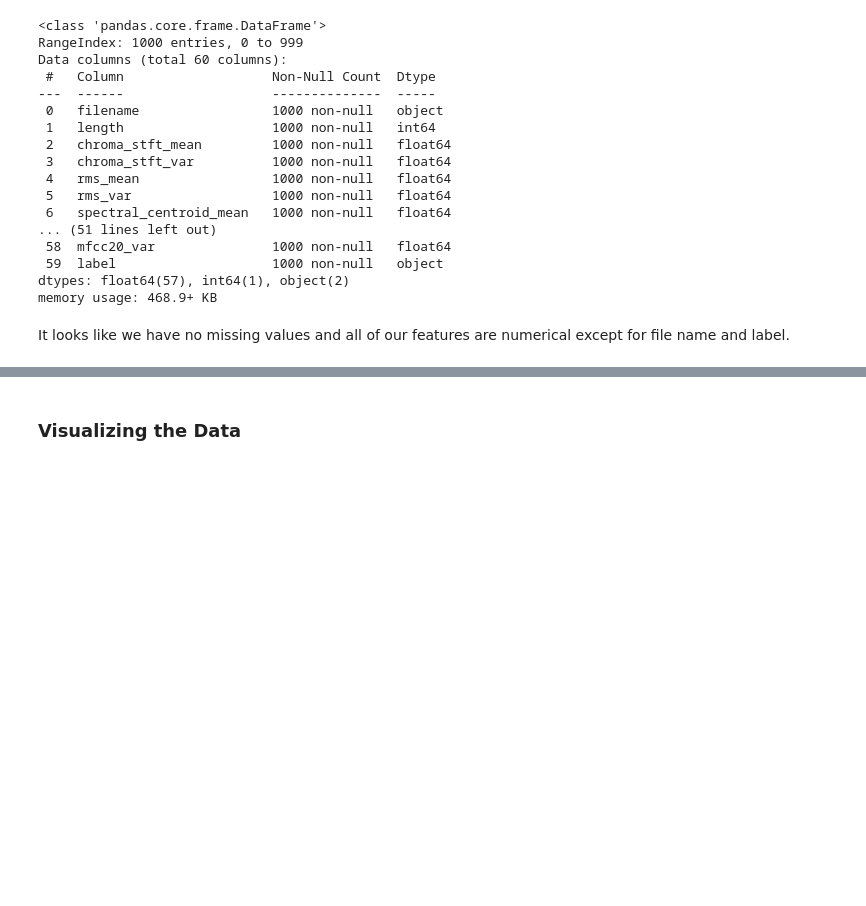
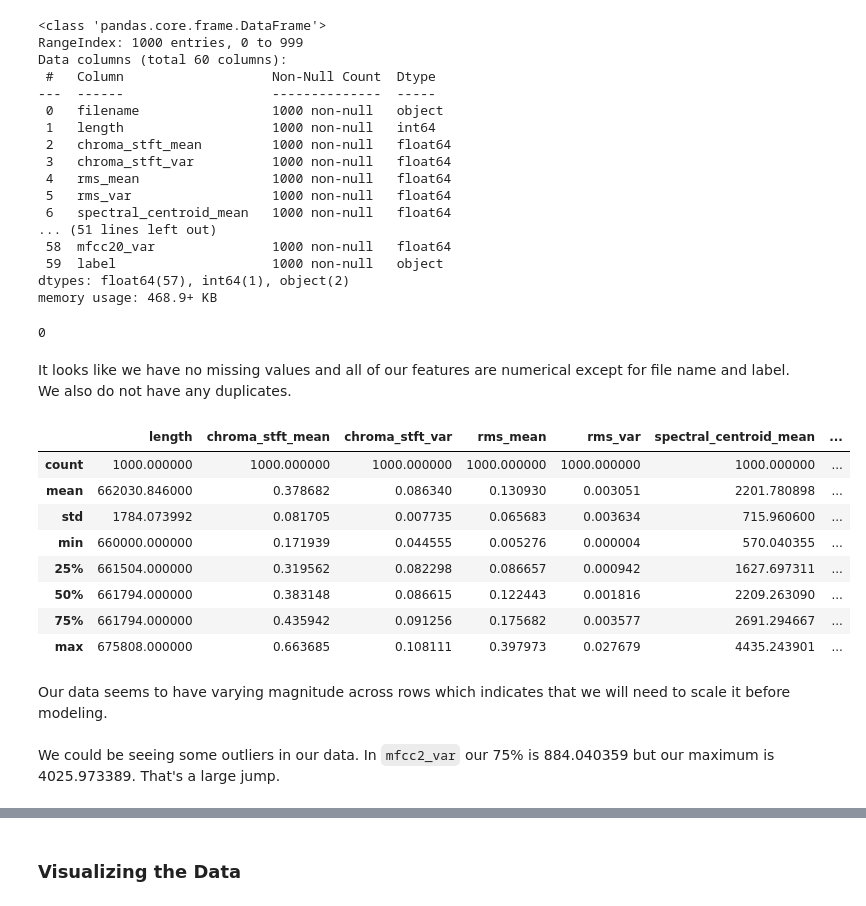
Before and after one commit to aokdata/Music_Genre_Classification, a Jupyter notebook: Music_Genre_Classification.ipynb, the cells around one changed output, grey strips where cells are left out. Drawn from its saved outputs; the diff is of its cells as text; code cells hidden in the pictures; blank space fills up the shorter version.

Commit message:
Models 1 to 6

```diff
--- a/Music_Genre_Classification.ipynb
+++ b/Music_Genre_Classification.ipynb
@@ -31,9 +75,15 @@ Each row represents a 30-second long song recording. The columns contain a mean
 import numpy as np
 import pandas as pd
 
+#View all columns in our dataframes
+pd.options.display.max_columns = None
+pd.options.display.width = None
+
 #Import Librosa for audio to text creation
-# import librosa.core
-# import librosa.display
+# import librosa
+
+# import warnings
+# warnings.filterwarnings('ignore')
 # %%
 #Load the data csv
 music_df = \
@@ -72,5 +121,28 @@ Data columns (total 60 columns):
  59  label                    1000 non-null   object
 dtypes: float64(57), int64(1), object(2)
 memory usage: 468.9+ KB
+# %%
+#Check our dataframe for duplicates
+music_df.duplicated().sum()
+# %% [output]
+0
 # %% [markdown]
-It looks like we have no missing values and all of our features are numerical except for file name and label.
+It looks like we have no missing values and all of our features are numerical except for file name and label. We also do not have any duplicates.
+# %%
+#Let's see a summary of numerical values for our data
+music_df.describe()
+# %% [output]
+|  | length | chroma_stft_mean | chroma_stft_var | rms_mean | rms_var | spectral_centroid_mean | ... |
+| count | 1000.000000 | 1000.000000 | 1000.000000 | 1000.000000 | 1000.000000 | 1000.000000 | ... |
+| mean | 662030.846000 | 0.378682 | 0.086340 | 0.130930 | 0.003051 | 2201.780898 | ... |
+| std | 1784.073992 | 0.081705 | 0.007735 | 0.065683 | 0.003634 | 715.960600 | ... |
+| min | 660000.000000 | 0.171939 | 0.044555 | 0.005276 | 0.000004 | 570.040355 | ... |
+| 25% | 661504.000000 | 0.319562 | 0.082298 | 0.086657 | 0.000942 | 1627.697311 | ... |
+| 50% | 661794.000000 | 0.383148 | 0.086615 | 0.122443 | 0.001816 | 2209.263090 | ... |
+| 75% | 661794.000000 | 0.435942 | 0.091256 | 0.175682 | 0.003577 | 2691.294667 | ... |
+| max | 675808.000000 | 0.663685 | 0.108111 | 0.397973 | 0.027679 | 4435.243901 | ... |
+# %% [markdown]
+Our data seems to have varying magnitude across rows which indicates that we will need to scale it before modeling.
+<br>
+<br>
+We could be seeing some outliers in our data. In `mfcc2_var` our 75% is 884.040359 but our maximum is 4025.973389. That's a large jump.
```
Also changed, not shown: parts of 81 cells of this notebook.
